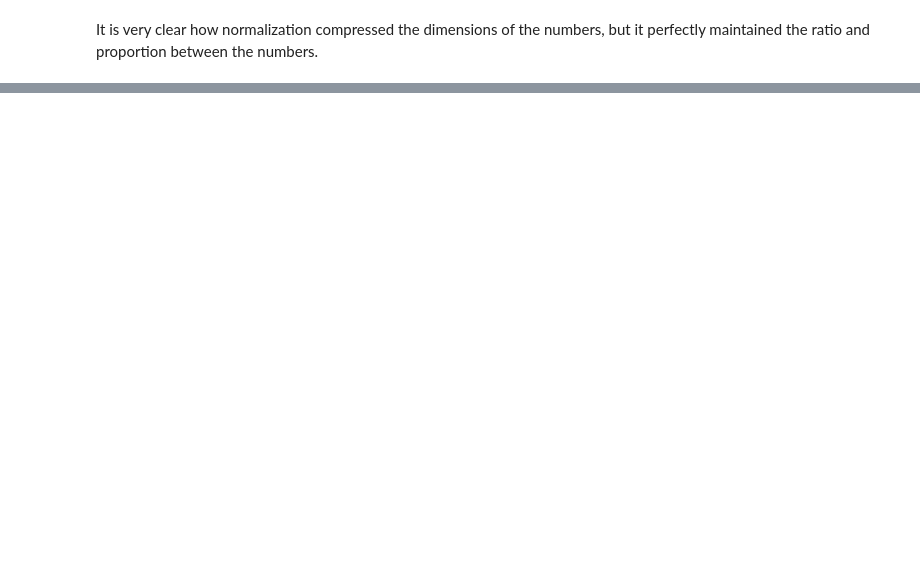
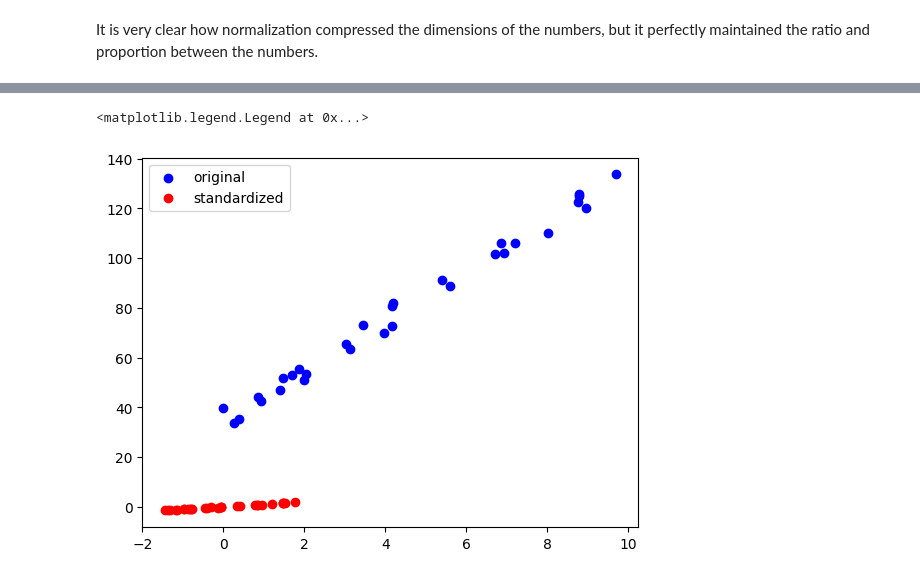
Before and after one commit to MohamedLaminBouakkaz/AI-Foundations-Lab, a Jupyter notebook: linearRegression/featureScaling.ipynb, the cells around one changed output, grey strips where cells are left out. Cells and saved outputs as stored; diff of their text form; code cells hidden in the pictures; blank space fills up the shorter version.

Commit message:
implement standardization with statistical insights

```diff
--- a/linearRegression/featureScaling.ipynb
+++ b/linearRegression/featureScaling.ipynb
@@ -45,0 +53,8 @@ It is very clear how normalization compressed the dimensions of the numbers, but
+# %%
+X_std,y_std=standardization(X),standardization(y) #standardize the data
+plt.scatter(X,y,color="blue",label="original")
+plt.scatter(X_std,y_std ,color="red" ,label="standardized")
+plt.legend()
+# %% [output]
+<matplotlib.legend.Legend at 0x...>
+[figure, added]
```
Also changed, not shown: parts of 5 cells of this notebook.
